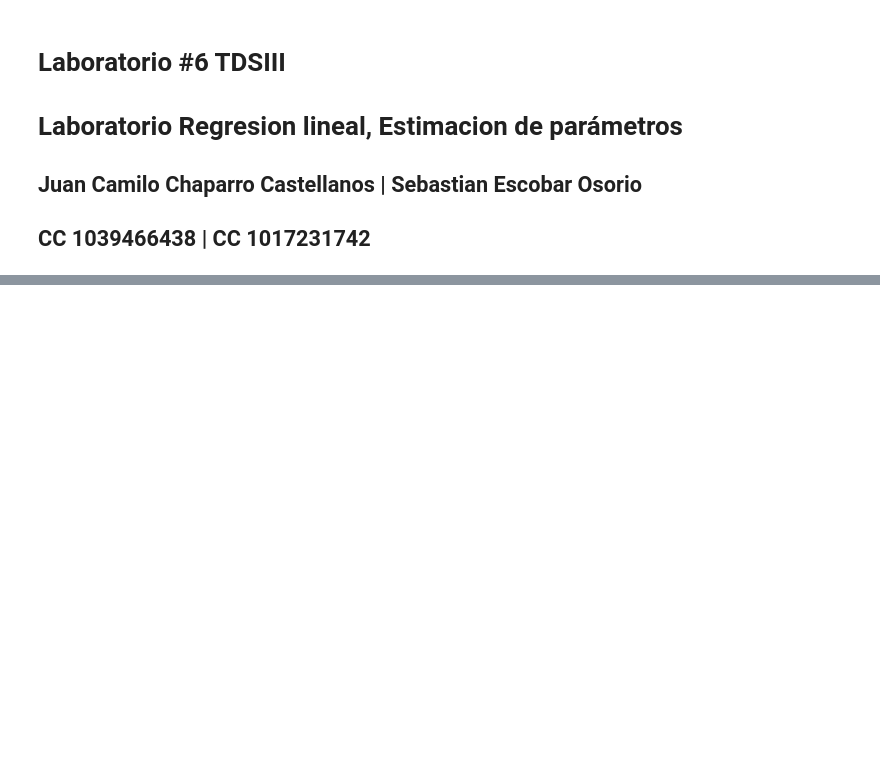
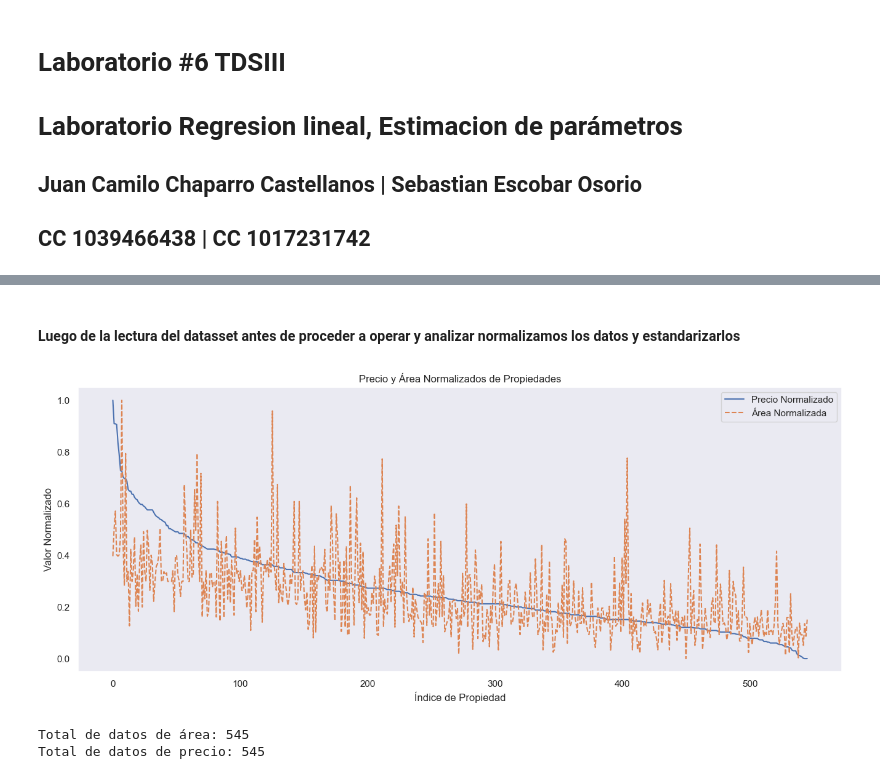
Before and after one commit to Camilocastellanos1002/Senales-III, a Jupyter notebook: Laboratorio/Laboratorio 6/Lab6_TDSIII_ChaparroCastellanos_JuanCamilo_Restrepo_Sebastian_Escobar.ipynb, the cells around one changed output, grey strips where cells are left out. Drawn from its saved outputs; the diff is of its cells as text; code cells hidden in the pictures; blank space fills up the shorter version.

```diff
--- a/Laboratorio/Laboratorio 6/Lab6_TDSIII_ChaparroCastellanos_JuanCamilo_Restrepo_Sebastian_Escobar.ipynb
+++ b/Laboratorio/Laboratorio 6/Lab6_TDSIII_ChaparroCastellanos_JuanCamilo_Restrepo_Sebastian_Escobar.ipynb
@@ -24,0 +25,4 @@ from skimage.feature import hog, multiblock_lbp
+# %%
+# Cargar el archivo CSV
+archivo_csv = 'Housing.csv'
+dataframe = pd.read_csv(archivo_csv)
@@ -24,0 +45,47 @@ from skimage.feature import hog, multiblock_lbp
+# %% [markdown]
+#### Luego de la lectura del datasset antes de proceder a operar y analizar normalizamos los datos y estandarizarlos
+# %%
+#Funcion para normalizar
+def normalize_min_max(data):
+    min_val = np.min(data)
+    max_val = np.max(data)
+    normalized_data = (data - min_val) / (max_val - min_val)
+    return normalized_data
+
+#Funcion para estandarizar
+def estandarizar(datos):
+    media = np.mean(datos)
+    sigma = np.std(datos)
+    datos_estandarizados = (datos - media) / sigma
+    return datos_estandarizados
+# %%
+# Selección de las columnas de interés (Área y Precio)
+area = dataframe['area']
+price = dataframe['price']
+
+# Normalizar y estandarizar los datos de precio
+area_normalized = normalize_min_max(area)
+price_normalized = normalize_min_max(price)
+
+# Generar un eje x en función del número de datos
+N = len(area)
+X = np.linspace(0, N, N)
+
+# Gráfica de área normalizada vs precio normalizado
+plt.figure(figsize=(16,6))
+plt.plot(X, price_normalized, label="Precio Normalizado")
+plt.plot(X, area_normalized, label="Área Normalizada", linestyle='--')
+plt.xlabel('Índice de Propiedad')
+plt.ylabel('Valor Normalizado')
+plt.title('Precio y Área Normalizados de Propiedades')
+plt.legend()
+plt.grid()
+plt.show()
+
+# Imprimir tamaños de los datos
+print(f"Total de datos de área: {len(area_normalized)}")
+print(f"Total de datos de precio: {len(price_normalized)}")
+# %% [output]
+[figure, added]
+Total de datos de área: 545
+Total de datos de precio: 545
```
Also changed, not shown: parts of 24 cells of this notebook, 46 other files.
